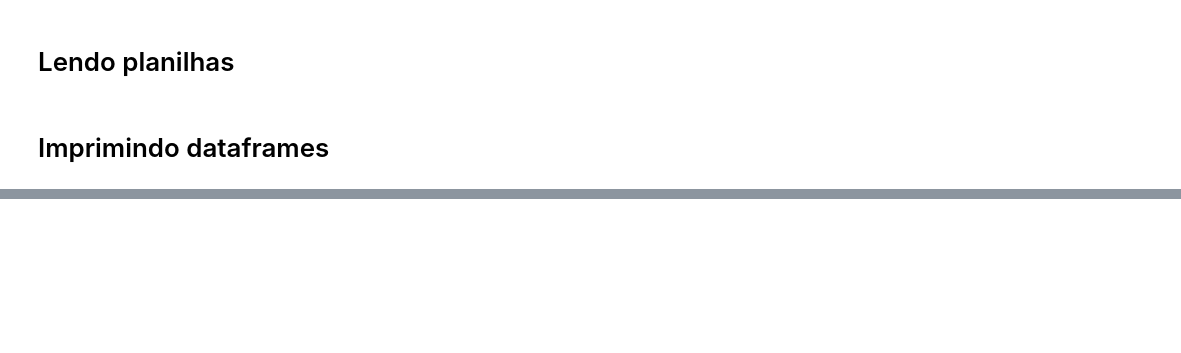
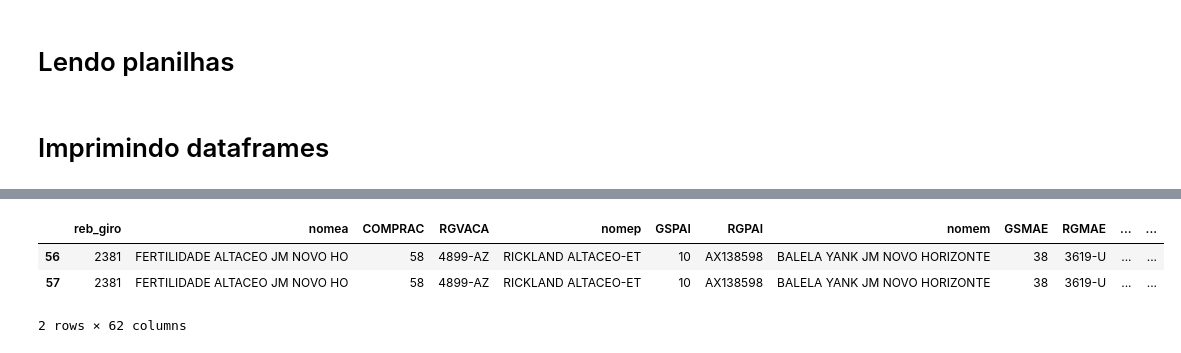
Before and after one commit to macheuz/dados_PNMGL, a Jupyter notebook: criando_id_produto_animais_sem_id.ipynb, the cells around one changed output, grey strips where cells are left out. Saved outputs shown, nothing was run; the diff lists cells and outputs as text; code cells hidden in the pictures; blank space fills up the shorter version.

```diff
--- a/criando_id_produto_animais_sem_id.ipynb
+++ b/criando_id_produto_animais_sem_id.ipynb
@@ -485,0 +445,7 @@ df_animais_com_ids
+# %%
+df_animais_sem_id_completo.loc[df_animais_sem_id_completo['IDANIMAL'] == 2038826]
+# %% [output]
+|  | reb_giro | nomea | COMPRAC | RGVACA | nomep | GSPAI | RGPAI | nomem | GSMAE | RGMAE | ... | ... |
+| 56 | 2381 | FERTILIDADE ALTACEO JM NOVO HO | 58 | 4899-AZ | RICKLAND ALTACEO-ET | 10 | AX138598 | BALELA YANK JM NOVO HORIZONTE | 38 | 3619-U | ... | ... |
+| 57 | 2381 | FERTILIDADE ALTACEO JM NOVO HO | 58 | 4899-AZ | RICKLAND ALTACEO-ET | 10 | AX138598 | BALELA YANK JM NOVO HORIZONTE | 38 | 3619-U | ... | ... |
+2 rows × 62 columns
```
Also changed, not shown: parts of 112 cells of this notebook, 1 other file.
